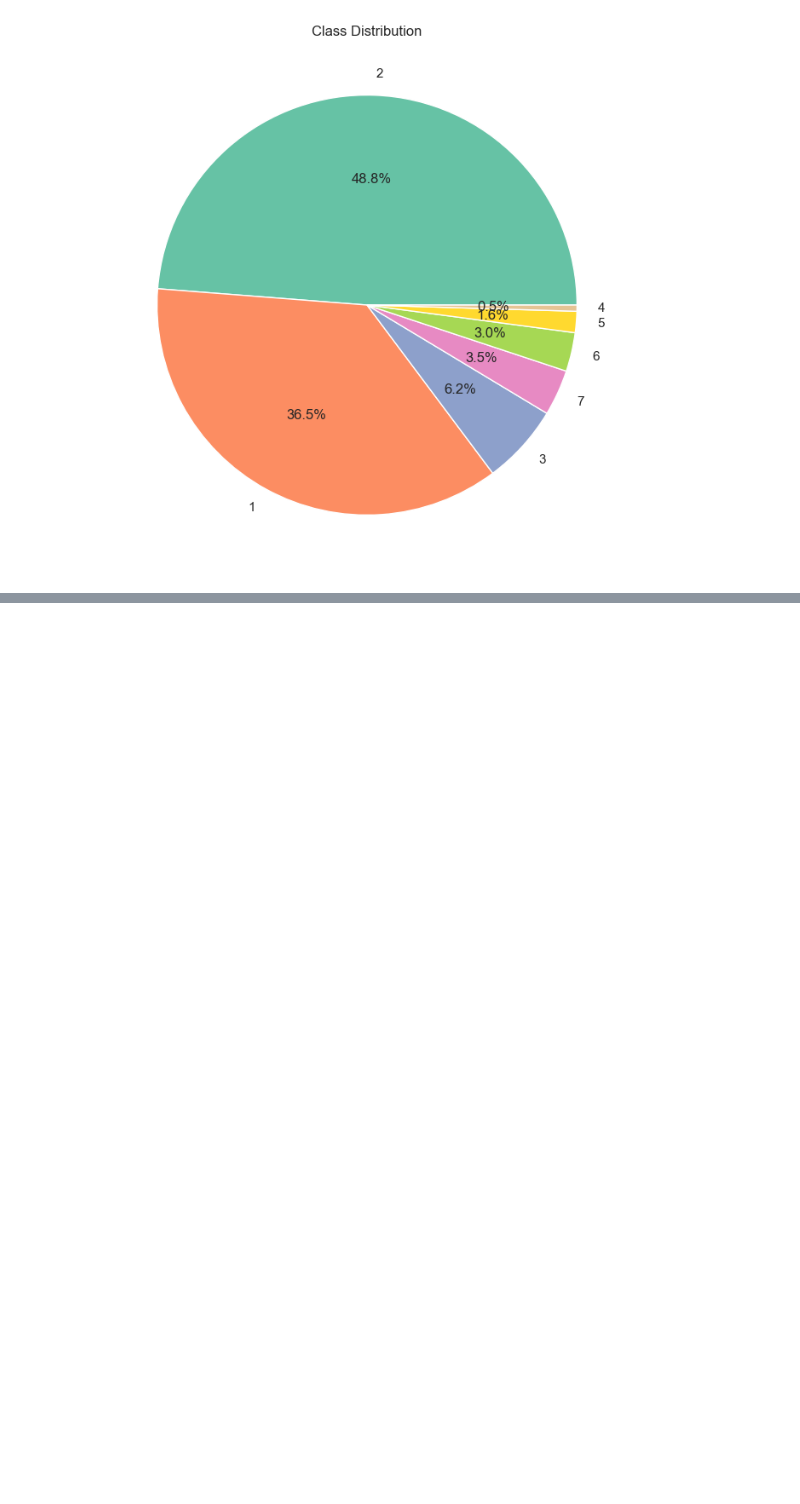
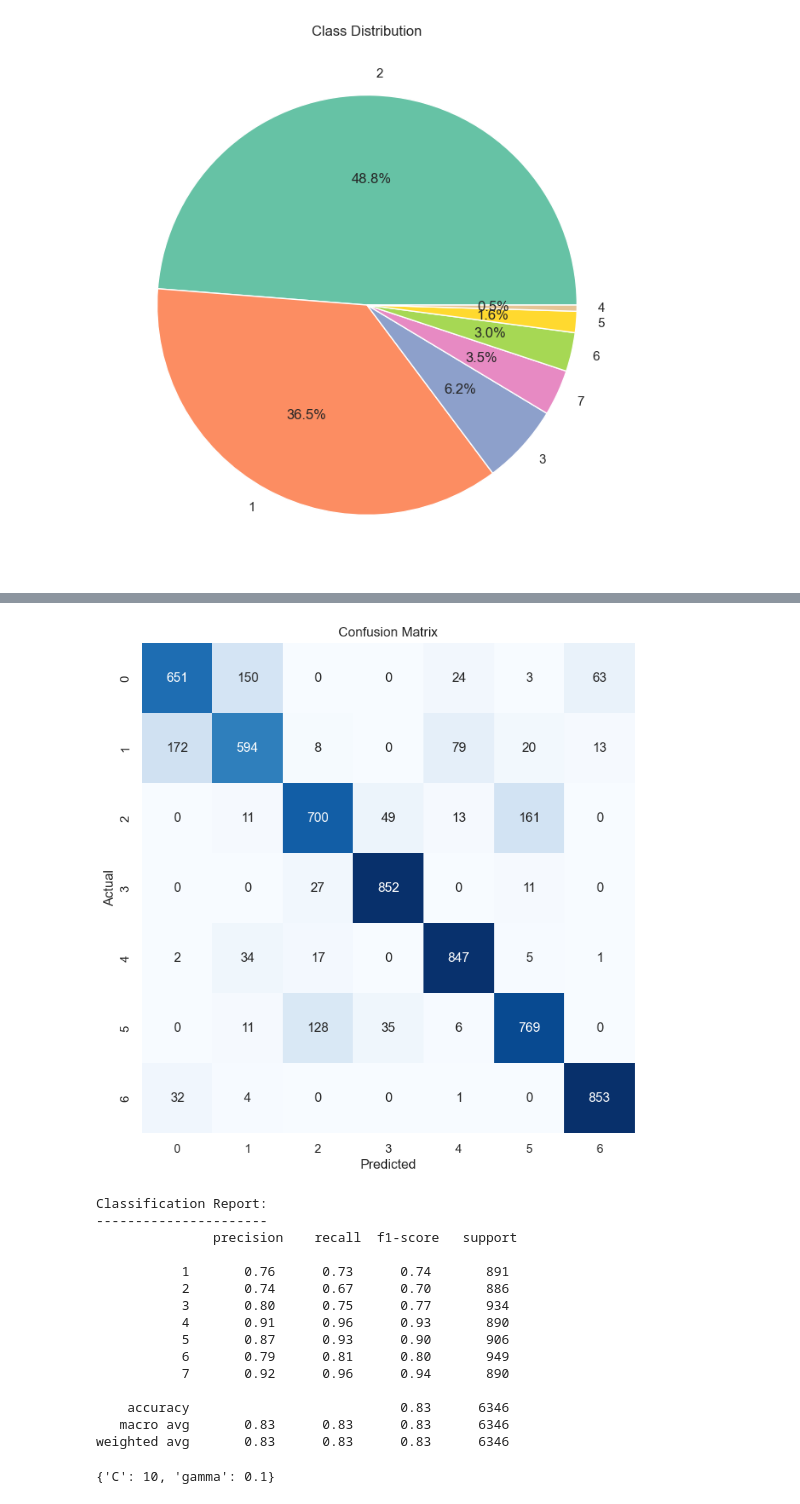
Before and after one commit to XxReyRataxX/IA_machineLearning, a Jupyter notebook: PrácticaIII/main.ipynb, the cells around one changed output, grey strips where cells are left out. Cells and saved outputs as stored; diff of their text form; code cells hidden in the pictures; blank space fills up the shorter version.

```diff
--- a/PrácticaIII/main.ipynb
+++ b/PrácticaIII/main.ipynb
@@ -244,0 +459,62 @@ weighted avg       0.83      0.79      0.73    654426
+# %%
+
+
+#Ahora vamos a hacer SVM
+# Provar diferents valors de C
+X_undersample,y_undersample=undersample(data1)
+X_train1, X_test1, y_train1, y_test1 = train_test_split(
+    X_undersample, y_undersample, test_size=0.33, random_state=42
+)
+
+#print(y_undersample.value_counts())
+
+scaler = StandardScaler()
+X_train_scaled = scaler.fit_transform(X_train1)
+X_test_scaled = scaler.transform(X_test1)
+
+X_train_scaled = pd.DataFrame(X_train_scaled, columns=X_train1.columns, index=X_train1.index)
+X_test_scaled = pd.DataFrame(X_test_scaled, columns=X_test1.columns, index=X_test1.index)
+param_grid = {
+    'C': [0.01, 0.1, 1, 10, 100, 1000],
+    'gamma': [1e-4, 1e-3, 1e-2, 0.1, 1],
+
+}
+# %%
+grid_search = GridSearchCV(svm(kernel='rbf'), param_grid, cv=3, scoring='accuracy',n_jobs=-1)
+
+
+grid_search.fit(X_train_scaled, y_train1)
+
+prd1=grid_search.predict(X_test_scaled)
+cm = confusion_matrix(y_test1, prd1)
+
+
+plt.figure(figsize=(8, 8))
+sns.heatmap(cm, annot=True, fmt='g', vmin=0, cbar=False, cmap='Blues')
+plt.xlabel("Predicted")
+plt.ylabel("Actual")
+plt.title("Confusion Matrix")
+plt.show()
+
+print("Classification Report:\n----------------------\n", classification_report(y_test1,prd1, zero_division=0))
+cm = confusion_matrix(y_test1, prd1)
+
+grid_search.best_params_
+# %% [output]
+[figure, added]
+Classification Report:
+----------------------
+               precision    recall  f1-score   support
+
+           1       0.76      0.73      0.74       891
+           2       0.74      0.67      0.70       886
+           3       0.80      0.75      0.77       934
+           4       0.91      0.96      0.93       890
+           5       0.87      0.93      0.90       906
+           6       0.79      0.81      0.80       949
+           7       0.92      0.96      0.94       890
+
+    accuracy                           0.83      6346
+   macro avg       0.83      0.83      0.83      6346
+weighted avg       0.83      0.83      0.83      6346
+{'C': 10, 'gamma': 0.1}
```
Also changed, not shown: parts of 12 cells of this notebook.
